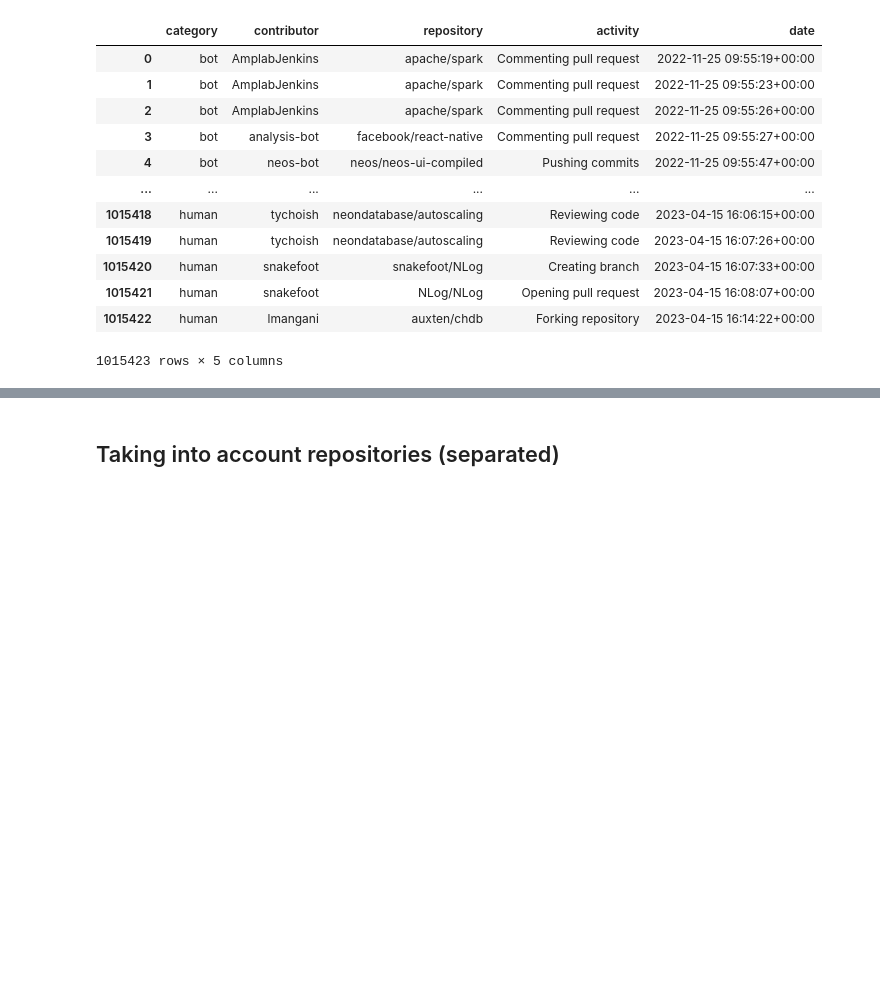
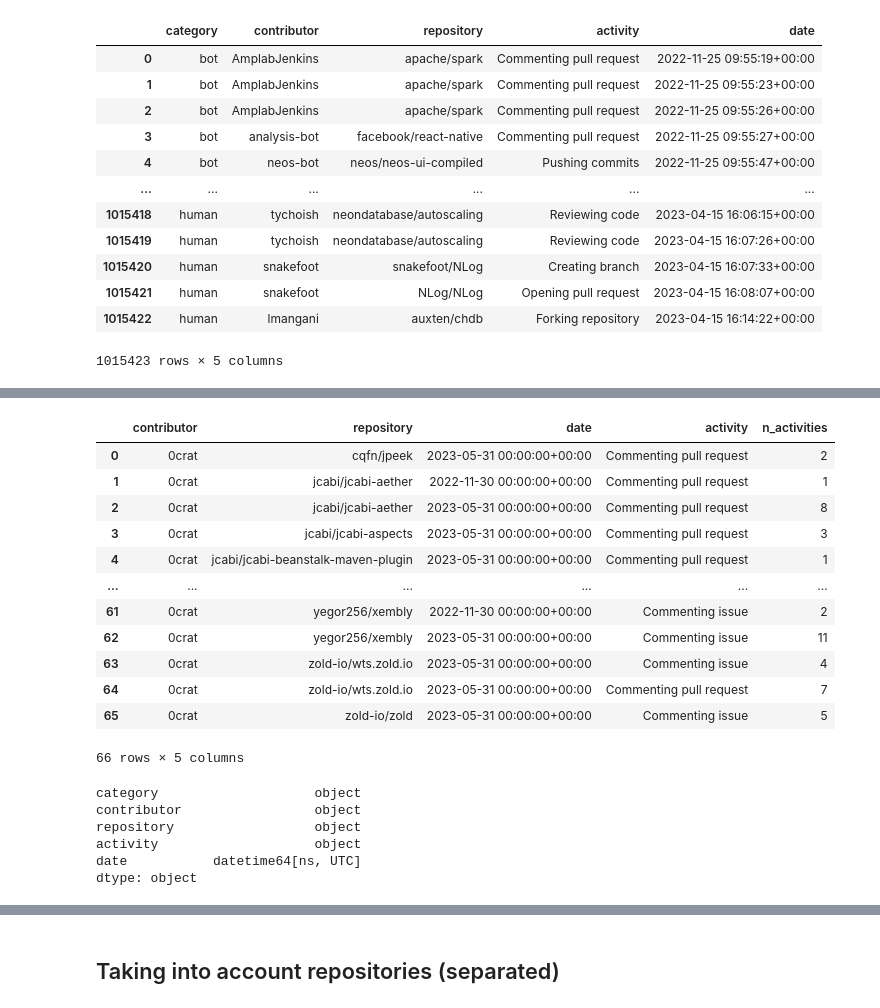
Before and after one commit to uhourri/GH-Contribution-Profiles, a Jupyter notebook: code/GitHub contribution profiles.ipynb, the cells around one changed output, grey strips where cells are left out. Cells and saved outputs as stored; diff of their text form; code cells hidden in the pictures; blank space fills up the shorter version.

```diff
--- a/code/GitHub contribution profiles.ipynb
+++ b/code/GitHub contribution profiles.ipynb
@@ -22,0 +77,16 @@ activities
+# %%
+blabla[blabla['contributor'] == '0crat']
+# %% [output]
+|  | contributor | repository | date | activity | n_activities |
+| 0 | 0crat | cqfn/jpeek | 2023-05-31 00:00:00+00:00 | Commenting pull request | 2 |
+| 1 | 0crat | jcabi/jcabi-aether | 2022-11-30 00:00:00+00:00 | Commenting pull request | 1 |
+| 2 | 0crat | jcabi/jcabi-aether | 2023-05-31 00:00:00+00:00 | Commenting pull request | 8 |
+| 3 | 0crat | jcabi/jcabi-aspects | 2023-05-31 00:00:00+00:00 | Commenting pull request | 3 |
+| 4 | 0crat | jcabi/jcabi-beanstalk-maven-plugin | 2023-05-31 00:00:00+00:00 | Commenting pull request | 1 |
+| ... | ... | ... | ... | ... | ... |
+| 61 | 0crat | yegor256/xembly | 2022-11-30 00:00:00+00:00 | Commenting issue | 2 |
+| 62 | 0crat | yegor256/xembly | 2023-05-31 00:00:00+00:00 | Commenting issue | 11 |
+| 63 | 0crat | zold-io/wts.zold.io | 2023-05-31 00:00:00+00:00 | Commenting issue | 4 |
+| 64 | 0crat | zold-io/wts.zold.io | 2023-05-31 00:00:00+00:00 | Commenting pull request | 7 |
+| 65 | 0crat | zold-io/zold | 2023-05-31 00:00:00+00:00 | Commenting issue | 5 |
+66 rows × 5 columns
@@ -22,0 +95,9 @@ activities
+# %%
+activities.dtypes
+# %% [output]
+category                    object
+contributor                 object
+repository                  object
+activity                    object
+date           datetime64[ns, UTC]
+dtype: object
```
Also changed, not shown: parts of 20 cells of this notebook.
